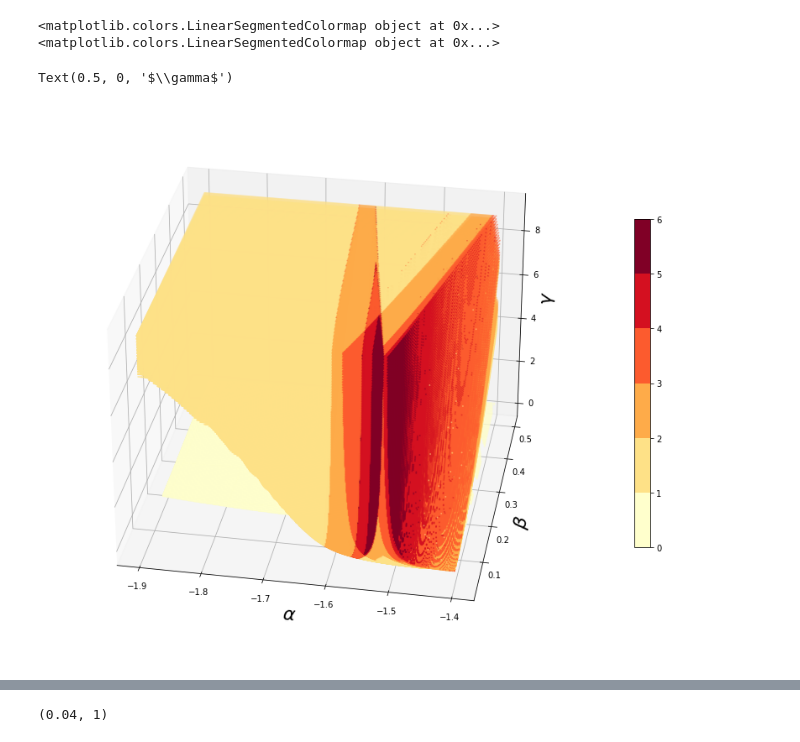
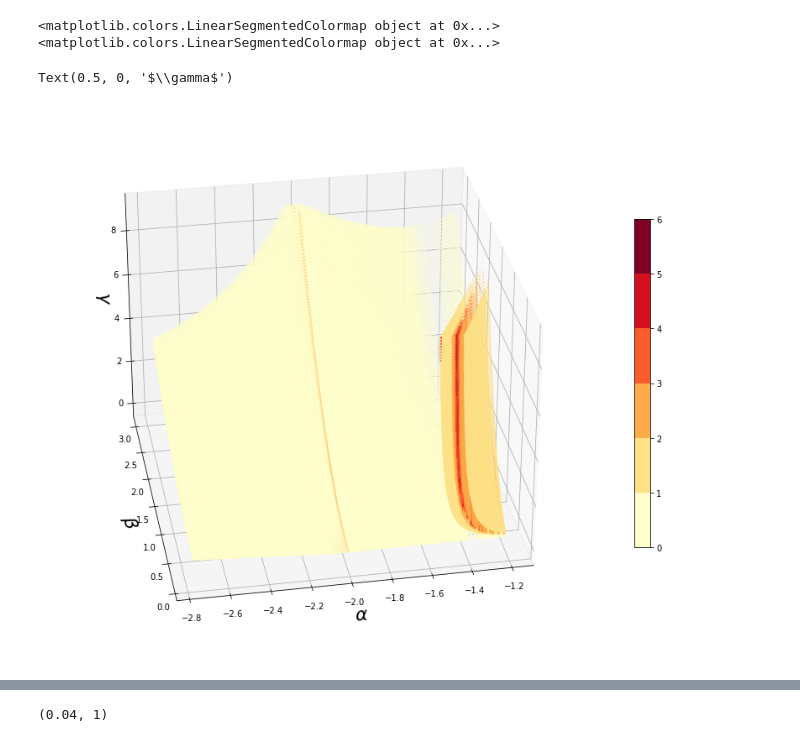
Before and after one commit to hdrake/sarah, a Jupyter notebook: notebooks/3d_regime_diagram-Copy1.ipynb, the cells around one changed output, grey strips where cells are left out. Cells and saved outputs as stored; diff of their text form; code cells hidden in the pictures.

```diff
--- a/notebooks/3d_regime_diagram-Copy1.ipynb
+++ b/notebooks/3d_regime_diagram-Copy1.ipynb
@@ -25,10 +22,10 @@ def discrete_cmap(N, base_cmap=None):
     cmap_name = base.name + str(N)
     return base.from_list(cmap_name, color_list, N)
 
-ds = xr.open_dataset("../data/critical_3d_zoom_log.nc")
+ds = xr.open_dataset("../data/critical_3d_log.nc")
 # %%
-tol = 0.5
-c = np.logical_and(ds["match"]> -tol, ds["match"]< tol)
+tol = 0.25
+c = ds["match"] < tol
 ds["controlled"] = c.astype(np.float64)
 ds["controlled"] = ds["controlled"].where(ds["controlled"]==1)
 # %%
@@ -38,24 +35,24 @@ ds["controlled"] = ds["controlled"].where(ds["controlled"]==1)
 # %%
 fig = plt.figure(figsize=(18,12))
 ax = plt.subplot(projection='3d')
 sc = ax.scatter(xs=α[c].flatten(),ys=β[c].flatten(),zs=γ[c].flatten(),
            s=15,c=ds["mode"].values[c].flatten(),
            cmap=discrete_cmap(6,'YlOrRd'),vmin=0,vmax=6,
            marker='.',linewidth=0,alpha=0.5)
 sc = ax.scatter(xs=[-1.8,-1.8],ys=[0.1,0.1],zs=[0.1,0.1],
            s=100,c=[1,1],
            cmap=discrete_cmap(6,'YlOrRd'),vmin=0,vmax=6,
            marker='.',linewidth=0,alpha=1.0)
 fig.colorbar(sc,shrink=0.6)
 sc.remove()
-ax.view_init(30, -80)
+ax.view_init(30, -100)
 ax.set_xlabel(r'$\alpha$',fontsize=22)
 ax.set_ylabel(r'$\beta$',fontsize=22)
 ax.set_zlabel(r'$\gamma$',fontsize=22)
 
 #plt.savefig('nonzero_3d_regime.png',bbox_inches='tight',dpi=400)
 # %% [output]
 <matplotlib.colors.LinearSegmentedColormap object at 0x...>
 <matplotlib.colors.LinearSegmentedColormap object at 0x...>
 Text(0.5, 0, '$\\gamma$')
-[figure, old version]
+[figure, new version]
```
Also changed, not shown: parts of 10 cells of this notebook, 3 other files.
